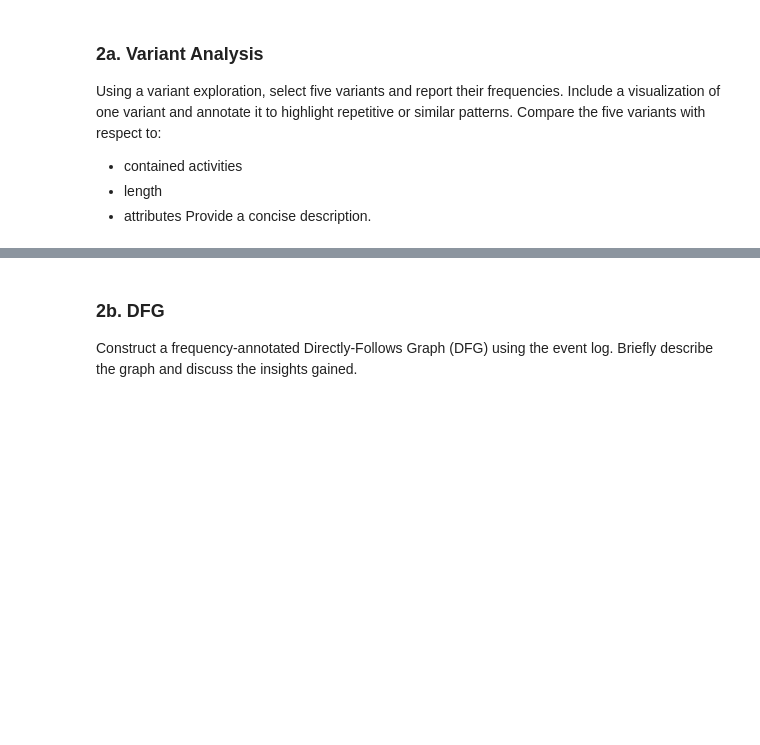
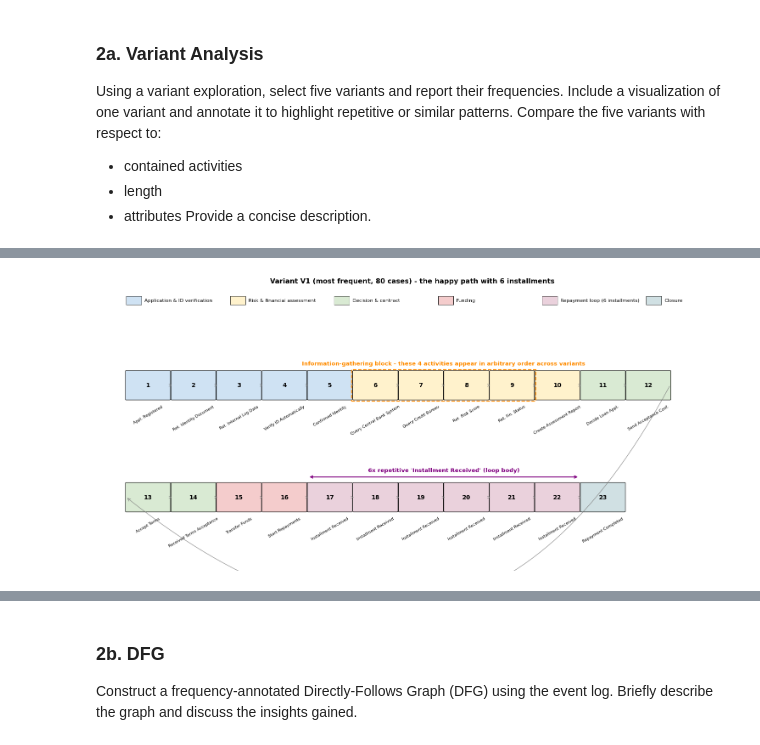
Before and after one commit to y2knz/apwmgroup1, a Jupyter notebook: group_1_notebook.ipynb, the cells around one changed output, grey strips where cells are left out. Saved outputs shown, nothing was run; the diff lists cells and outputs as text; code cells hidden in the pictures; blank space fills up the shorter version.

```diff
--- a/group_1_notebook.ipynb
+++ b/group_1_notebook.ipynb
@@ -493,4 +493,0 @@ cmp_df.head(5)
-# %%
-print('Attributes present in the variants:', end='\n\n')
-for i in range(5):
-    print(f"Variant {i+1}: {cmp_df['Attributes present'].iloc[i]}")
@@ -607,0 +494,84 @@ Overall, high-frequency variants are shorter and standardized, whereas low-frequ
+# %%
+# Annotated visualization of V1 - we highlight the two patterns that recur across many other variants of the log:
+variant_v1 = selected_variants[0][0]
+
+phases = [
+    ("Application & ID verification",   range(0,5),   "#cfe2f3"),
+    ("Risk & financial assessment",     range(5,10),  "#fff2cc"),
+    ("Decision & contract",             range(10,14), "#d9ead3"),
+    ("Funding",                         range(14,16), "#f4cccc"),
+    ("Repayment loop (6 installments)",  range(16,22), "#ead1dc"),
+    ("Closure",                         range(22,23), "#d0e0e3"),
+]
+
+fig, ax = plt.subplots(figsize=(15, 7.2))
+ax.set_xlim(-0.2, 14.2); ax.set_ylim(-0.2, 8); ax.axis("off")
+
+box_w, box_h, per_row = 1.0, 0.8, 12
+y_top, y_bot = 4.7, 1.5
+positions = [(0.4 + (i % per_row)*1.05, y_top if i < per_row else y_bot)
+             for i in range(len(variant_v1))]
+color_of = {i: c for label, idx_range, c in phases for i in idx_range}
+
+for i, (x, y) in enumerate(positions):
+    ax.add_patch(FancyBboxPatch((x, y), box_w, box_h, boxstyle="round,pad=0.02",
+                                 linewidth=0.8, facecolor=color_of[i],
+                                 edgecolor="black"))
+    ax.text(x + box_w/2, y + box_h/2, str(i+1),
+            ha="center", va="center", fontsize=10, weight="bold")
+    short = (variant_v1[i].replace("Retrieve ", "Ret. ")
+                          .replace("Application", "Appl.")
+                          .replace("Confirmation", "Conf.")
+                          .replace("Customer Global ", "")
+                          .replace("Financial Status", "Fin. Status"))
+    ax.text(x + box_w/2, y - 0.15, short,
+            ha="center", va="top", fontsize=6.8, rotation=30)
+
+# horizontal arrows within rows
+for i in range(len(variant_v1) - 1):
+    if i == per_row - 1:
+        continue
+    (x1, y1), (x2, y2) = positions[i], positions[i+1]
+    ax.add_patch(FancyArrowPatch((x1+box_w, y1+box_h/2), (x2, y2+box_h/2),
+                  arrowstyle="->", mutation_scale=10, color="grey", lw=0.7))
+
+# row-wrap arrow
+(x1, y1) = positions[per_row-1]; (x2, y2) = positions[per_row]
+ax.add_patch(FancyArrowPatch((x1+box_w, y1+box_h/2), (x2, y2+box_h/2),
+              arrowstyle="->", mutation_scale=12, color="grey", lw=0.8,
+              connectionstyle="arc3,rad=-0.6"))
+
+# annotation: 6x repetitive installment loop
+inst_idx = list(range(16, 22))
+xs = [positions[i][0] for i in inst_idx]
+y_lab = positions[inst_idx[0]][1] + box_h + 0.18
+ax.annotate("", xy=(xs[-1] + box_w, y_lab), xytext=(xs[0], y_lab),
+            arrowprops=dict(arrowstyle="<->", color="purple", lw=1.6))
+ax.text((xs[0] + xs[-1] + box_w)/2, y_lab + 0.15,
+        "6x repetitive 'Installment Received' (loop body)",
+        ha="center", color="purple", fontsize=9.5, weight="bold")
+
+# annotation: information-gathering block
+info_idx = list(range(5, 9))
+xs2 = [positions[i][0] for i in info_idx]
+y_box_top = positions[info_idx[0]][1] + box_h
+ax.add_patch(Rectangle((xs2[0]-0.05, positions[info_idx[0]][1]-0.05),
+                        xs2[-1]+box_w-xs2[0]+0.1, box_h+0.10,
+                        fill=False, edgecolor="darkorange", lw=1.6, ls="--"))
+ax.text((xs2[0] + xs2[-1] + box_w)/2, y_box_top + 0.18,
+        "Information-gathering block - these 4 activities appear in arbitrary order across variants",
+        ha="center", color="darkorange", fontsize=9.5, weight="bold")
+
+# legend
+y_leg = 7.4
+for k, (label, _, col) in enumerate(phases):
+    x_l = 0.4 + k * 2.4
+    ax.add_patch(Rectangle((x_l, y_leg), 0.35, 0.25,
+                  facecolor=col, edgecolor="black", lw=0.6))
+    ax.text(x_l + 0.42, y_leg + 0.12, label, va="center", fontsize=8.2)
+
+ax.set_title("Variant V1 (most frequent, 80 cases) - the happy path with 6 installments",
+             fontsize=11.5, weight="bold", y=0.99)
+plt.tight_layout(); plt.show()
+# %% [output]
+[figure, added]
```
Also changed, not shown: parts of 63 cells of this notebook, 7 other files.
